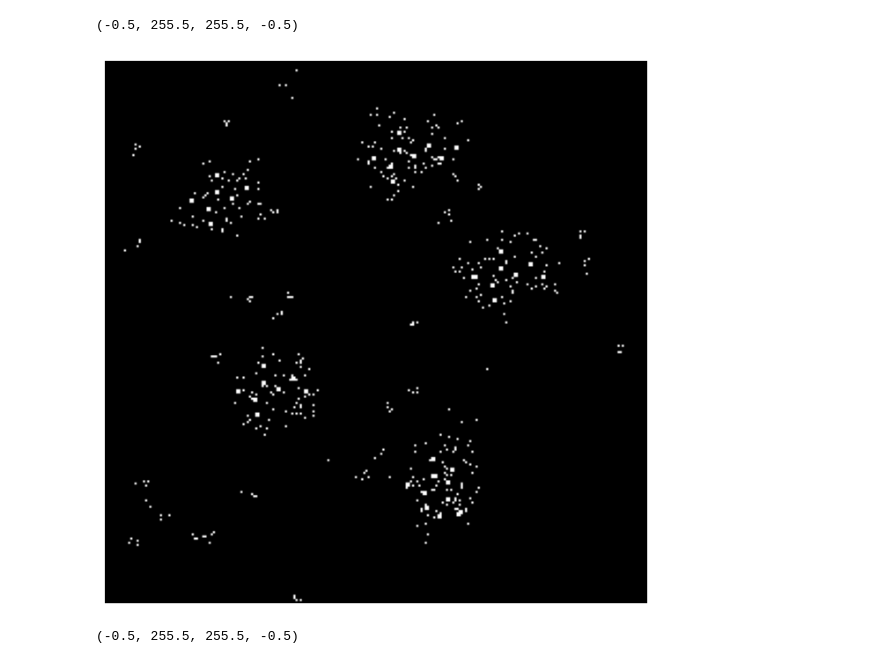
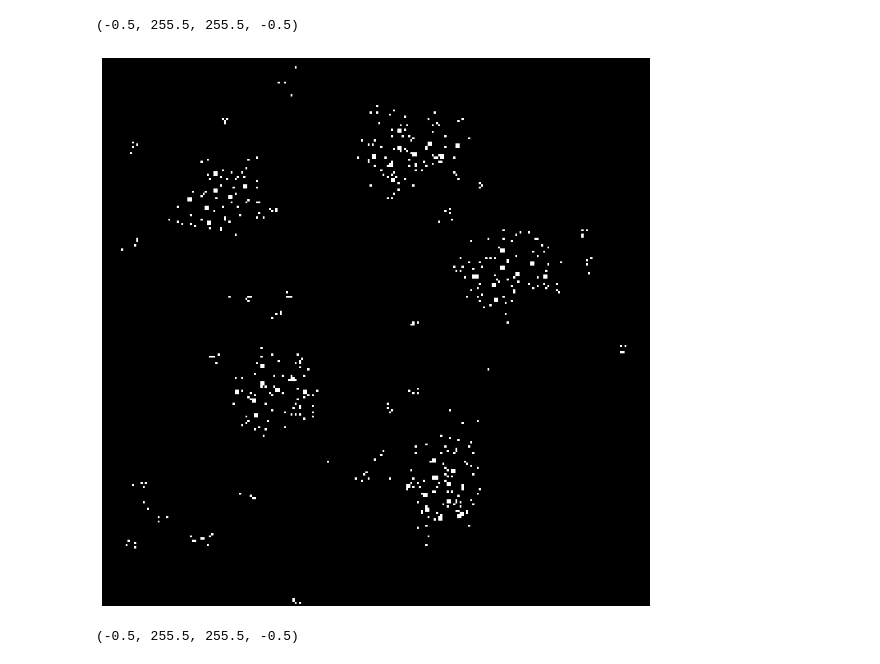
Before and after one commit to HaukeBartsch/sign_in_space, a Jupyter notebook: analysis.ipynb, the cells around one changed output. Saved outputs shown, nothing was run; the diff lists cells and outputs as text; code cells hidden in the pictures.

```diff
--- a/analysis.ipynb
+++ b/analysis.ipynb
@@ -5,21 +5,21 @@ with open('data17square.txt', 'r') as t:
 # %%
 import matplotlib.pyplot as plt
 from PIL import Image
 im = Image.new(mode="L", size=(256,256))
 for x in range(256):
     for y in range(256):
         d = data[x*256+y]
         v = 0
         if d == "1":
             v = 255
         im.putpixel((x,y), v)
-plt.figure(figsize=(8,8))
+plt.figure(figsize=(12,12))
 plt.imshow(im, cmap='gray')
 plt.axis('off')
 plt.axis('image')
 # %% [output]
 (-0.5, 255.5, 255.5, -0.5)
-[figure, old version]
+[figure, new version]
 # %%
 import matplotlib.pyplot as plt
 from PIL import Image
```
Also changed, not shown: parts of 2 cells of this notebook.
